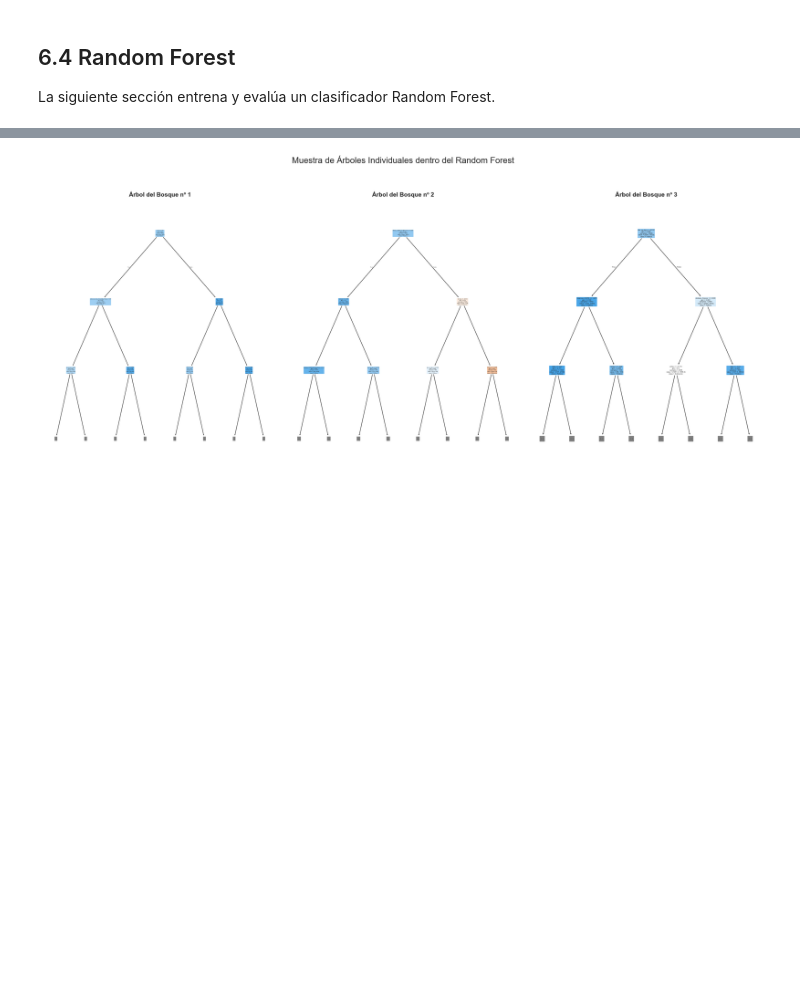
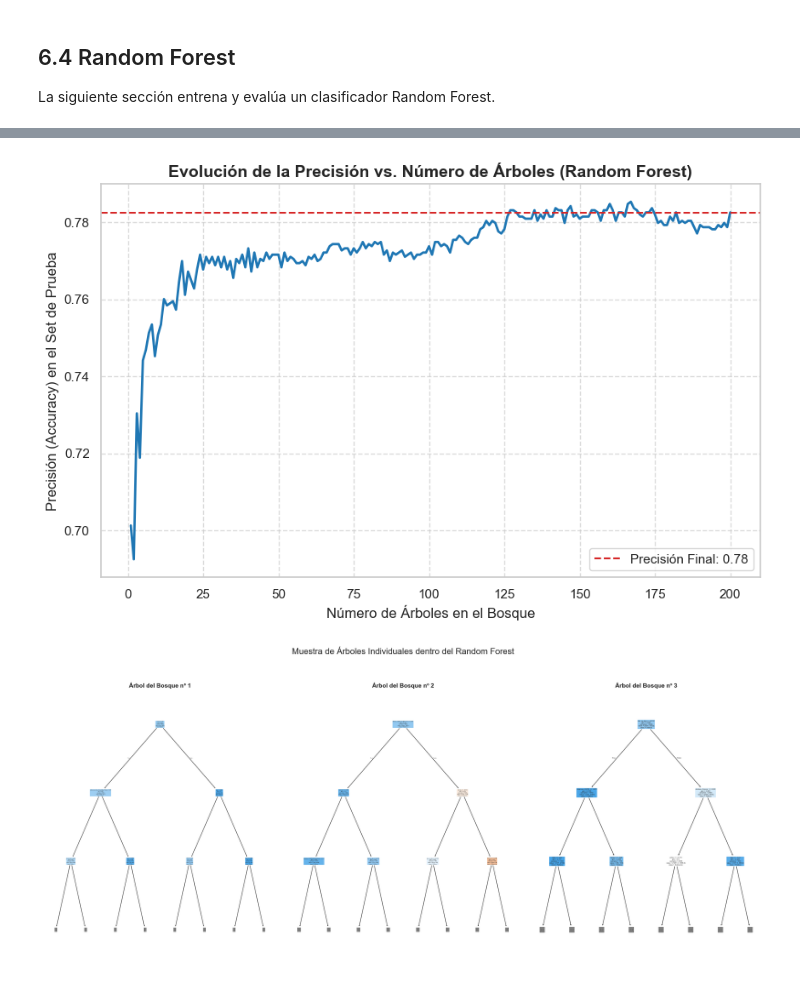
Before and after one commit to nrapun/proyecto_AA, a Jupyter notebook: notebook_proyectoAA.ipynb, the cells around one changed output, grey strips where cells are left out. Drawn from its saved outputs; the diff is of its cells as text; code cells hidden in the pictures; blank space fills up the shorter version.

```diff
--- a/notebook_proyectoAA.ipynb
+++ b/notebook_proyectoAA.ipynb
@@ -1295,3 +1290,36 @@ plt.show()
+# %%
+from sklearn.metrics import accuracy_score
+
+# Calculamos la precisión acumulada de los 200 árboles
+# Usamos las predicciones individuales de cada "estimator" (árbol)
+preds_acumuladas = np.zeros((len(y_test), len(rf_model.estimators_)))
+
+for i, est in enumerate(rf_model.estimators_):
+    # Obtenemos la predicción de cada árbol individual
+    preds_acumuladas[:, i] = est.predict(X_test)
+
+# Calculamos la precisión promediando los votos (voto mayoritario)
+accuracy_evolucion = []
+for n in range(1, len(rf_model.estimators_) + 1):
+    # Promediamos los votos de los primeros 'n' árboles
+    votos_n = preds_acumuladas[:, :n].mean(axis=1)
+    # Si el promedio es > 0.5, la clase es 1 (Fallece), si no 0 (Sobrevive)
+    preds_n = (votos_n > 0.5).astype(int)
+    accuracy_evolucion.append(accuracy_score(y_test, preds_n))
+
+# Graficamos los resultados
+plt.figure(figsize=(10, 6))
+plt.plot(range(1, 201), accuracy_evolucion, color='tab:blue', linewidth=2)
+plt.axhline(y=accuracy_evolucion[-1], color='tab:red', linestyle='--', label=f'Precisión Final: {accuracy_evolucion[-1]:.2f}')
+
+plt.title('Evolución de la Precisión vs. Número de Árboles (Random Forest)', fontsize=14, fontweight='bold')
+plt.xlabel('Número de Árboles en el Bosque', fontsize=12)
+plt.ylabel('Precisión (Accuracy) en el Set de Prueba', fontsize=12)
+plt.grid(True, linestyle='--', alpha=0.7)
+plt.legend(loc='lower right')
+plt.show()
+# %% [output]
+[figure, added]
 # %%
 # Como el modelo tiene 200 árboles, visualizaremos los 3 primeros, para observar la diversidad generada por el bagging y el muestreo de atributos.\n",
 fig, axes = plt.subplots(nrows=1, ncols=3, figsize=(24, 10))
```
Also changed, not shown: parts of 5 cells of this notebook.
